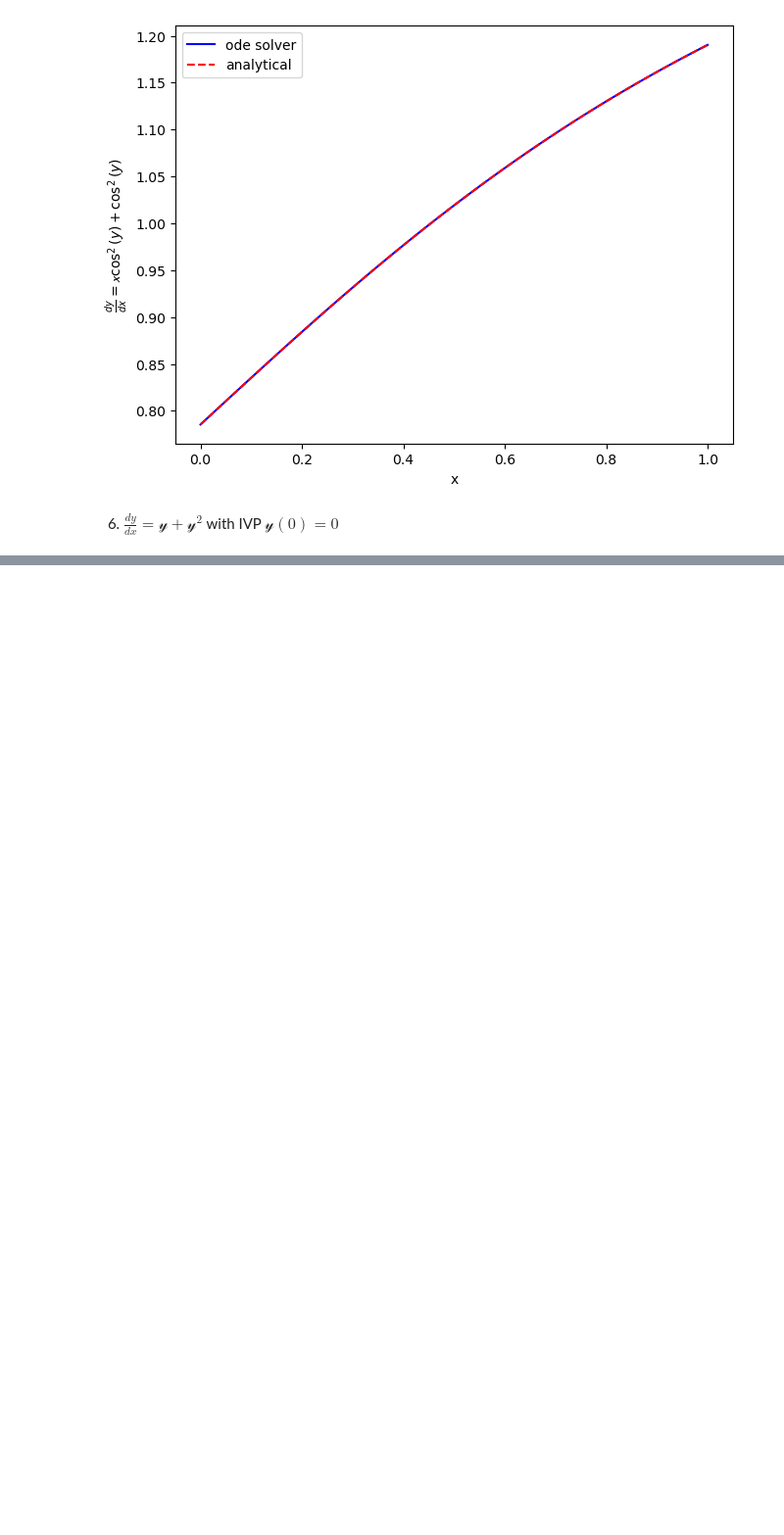
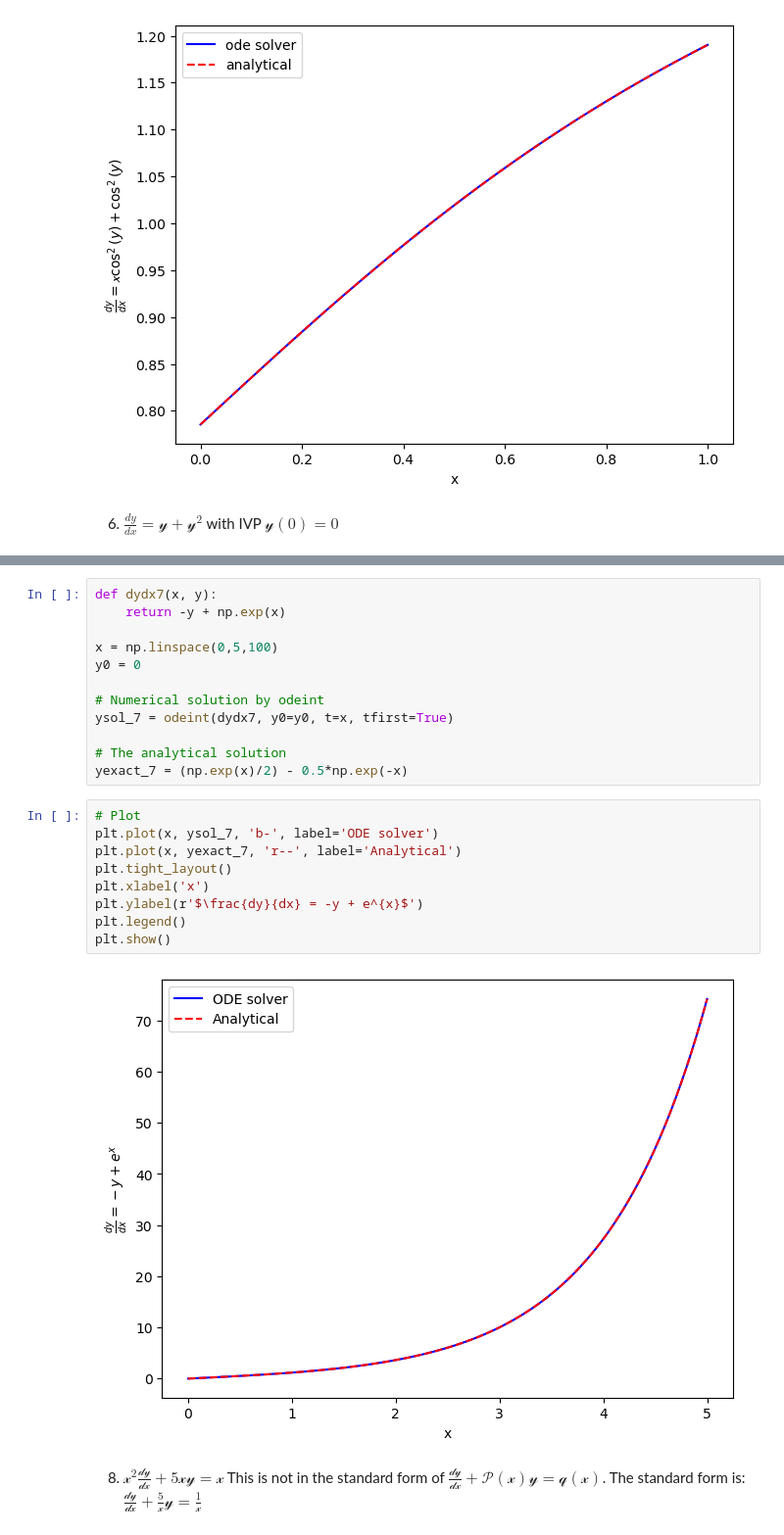
Before and after one commit to MuhammadUtoro/Numerical-Analysis, a Jupyter notebook: ODE_Practice_1.ipynb, the cells around one changed output, grey strips where cells are left out. Shown at 98% size. Cells and saved outputs as stored; diff of their text form; blank space fills up the shorter version.

```diff
--- a/ODE_Practice_1.ipynb
+++ b/ODE_Practice_1.ipynb
@@ -170,0 +174,25 @@ plt.show()
+# %%
+def dydx7(x, y):
+    return -y + np.exp(x)
+
+x = np.linspace(0,5,100)
+y0 = 0
+
+# Numerical solution by odeint
+ysol_7 = odeint(dydx7, y0=y0, t=x, tfirst=True)
+
+# The analytical solution
+yexact_7 = (np.exp(x)/2) - 0.5*np.exp(-x)
+# %%
+# Plot
+plt.plot(x, ysol_7, 'b-', label='ODE solver')
+plt.plot(x, yexact_7, 'r--', label='Analytical')
+plt.tight_layout()
+plt.xlabel('x')
+plt.ylabel(r'$\frac{dy}{dx} = -y + e^{x}$')
+plt.legend()
+plt.show()
+# %% [output]
+[figure, added]
+# %% [markdown]
+8. $\mathcal{x^2\frac{dy}{dx} + 5xy = x}$ This is not in the standard form of $\mathcal{\frac{dy}{dx} + P(x)y = q(x)}$. The standard form is: $\mathcal{\frac{dy}{dx} + \frac{5}{x}y = \frac{1}{x}}$
```
Also changed, not shown: parts of 7 cells of this notebook.
